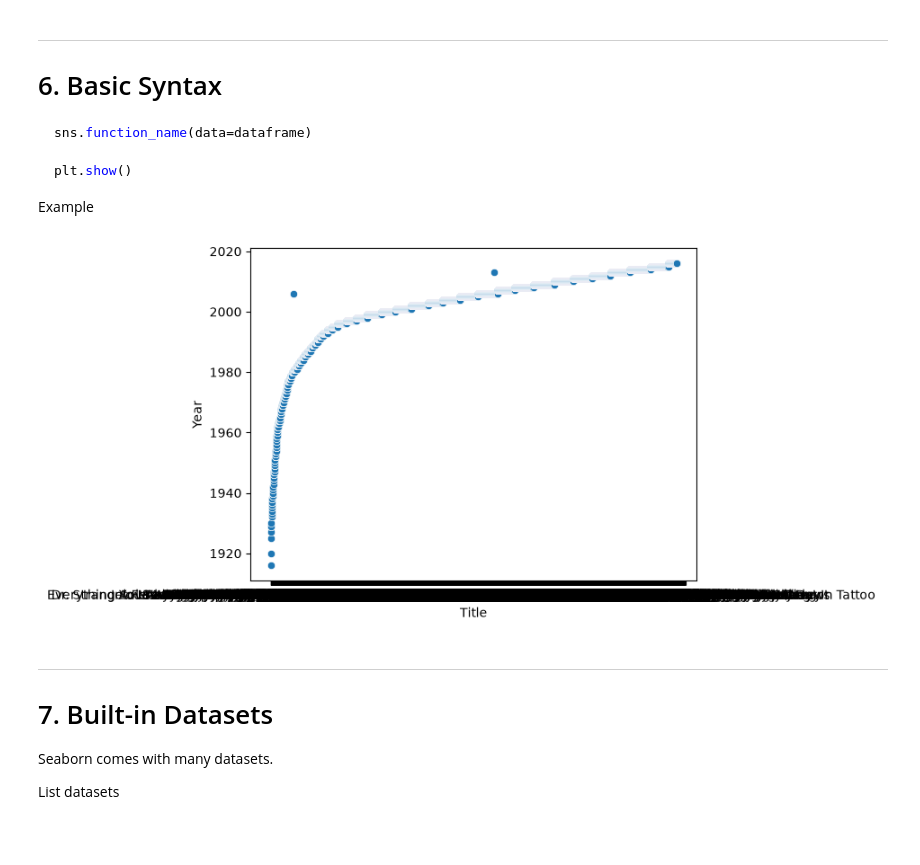
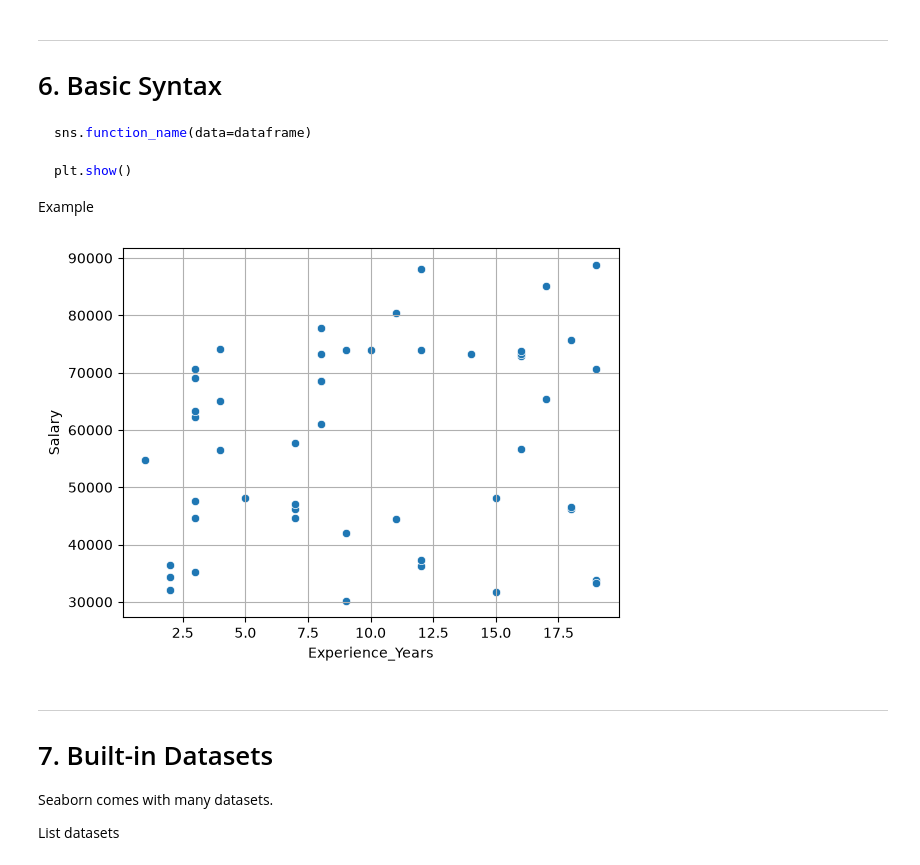
Before and after one commit to gauravkumar902704/AI-Mastery, a Jupyter notebook: 1. Python/4. Libraries/4. Seaborn/1. Seaborn_Tutorial.ipynb, the cells around one changed output. Saved outputs shown, nothing was run; the diff lists cells and outputs as text; code cells hidden in the pictures; blank space fills up the shorter version.

```diff
--- a/1. Python/4. Libraries/4. Seaborn/1. Seaborn_Tutorial.ipynb
+++ b/1. Python/4. Libraries/4. Seaborn/1. Seaborn_Tutorial.ipynb
@@ -118,22 +118,22 @@ Example
 # %%
 from pathlib import Path
 import pandas as pd
 
 
 
-path = Path("../2. Pandas/Datasets/Sample_Data.xlsx")
+path = Path(r"..\0. Datasets\1. Sample Datasets for practicing\Sample Dataset.csv")
 
-df = pd.read_excel(path)
+df = pd.read_csv(path,index_col=0)
 
 df.head()
+sns.scatterplot(data=df,
+               x="Experience_Years",
+                y="Salary")
 
-sns.scatterplot(data=df,
-                x="Title",
-                y="Year")
-
+plt.grid()
 plt.show()
 # %% [output]
-[figure, old version]
+[figure, new version]
 # %% [markdown]
 ---
 
```
Also changed, not shown: parts of 2 cells of this notebook, 6 other files.
